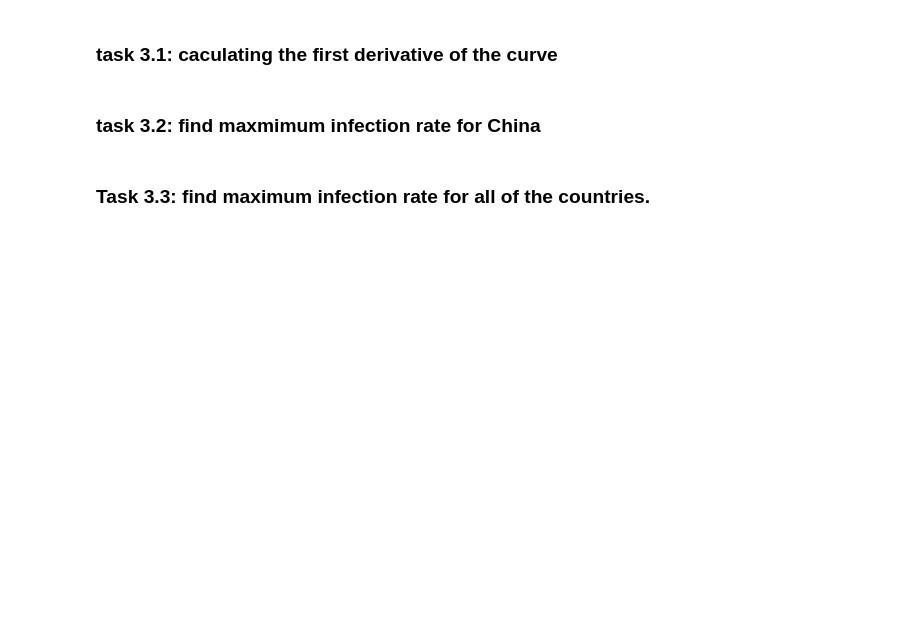
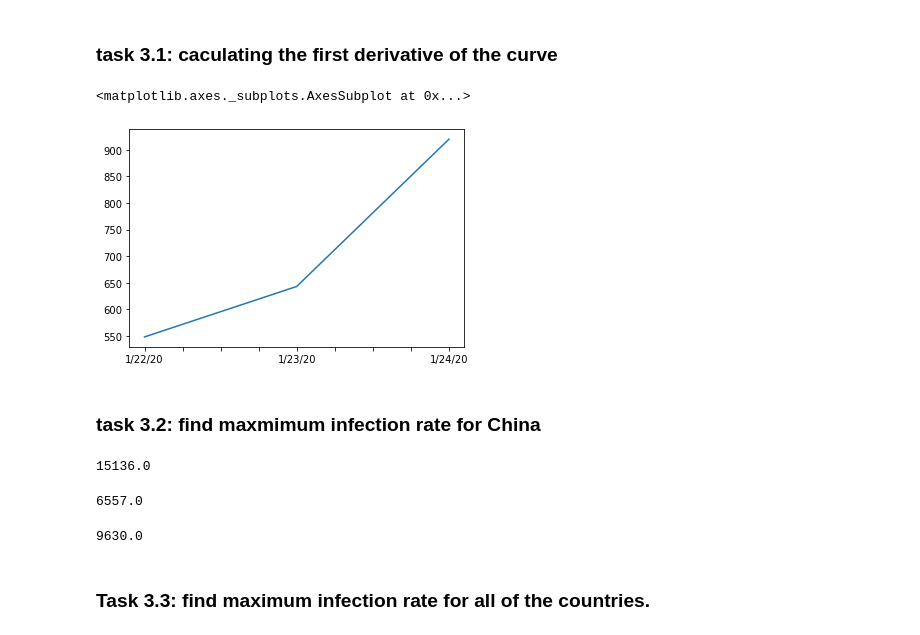
Before and after one commit to SrilakshmiSripathi/Corona-virus-data-analysis-project, a Jupyter notebook: covid19 data analysis notebook.ipynb, the cells around one changed output. Cells and saved outputs as stored; diff of their text form; code cells hidden in the pictures; blank space fills up the shorter version.

```diff
--- a/covid19 data analysis notebook.ipynb
+++ b/covid19 data analysis notebook.ipynb
@@ -95,6 +107,23 @@ corona_dataset_aggregated.loc['China'].plot()
 # %% [markdown]
 ### task 3.1: caculating the first derivative of the curve
+# %%
+corona_dataset_aggregated.loc['China'][:3].plot()
+# %% [output]
+<matplotlib.axes._subplots.AxesSubplot at 0x...>
+[figure, added]
 # %% [markdown]
 ### task 3.2: find maxmimum infection rate for China
+# %%
+corona_dataset_aggregated.loc['China'].diff().max()
+# %% [output]
+15136.0
+# %%
+corona_dataset_aggregated.loc['Italy'].diff().max()
+# %% [output]
+6557.0
+# %%
+corona_dataset_aggregated.loc['Spain'].diff().max()
+# %% [output]
+9630.0
 # %% [markdown]
 ### Task 3.3: find maximum infection rate for all of the countries.
```
Also changed, not shown: parts of 19 cells of this notebook, 4 other files.
